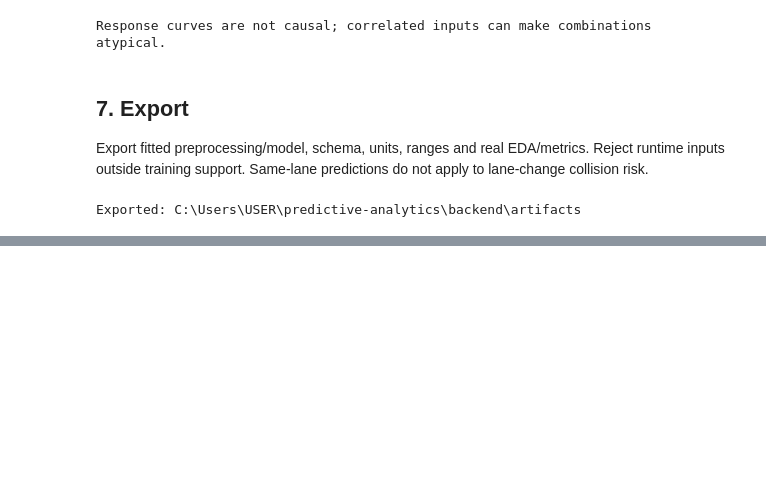
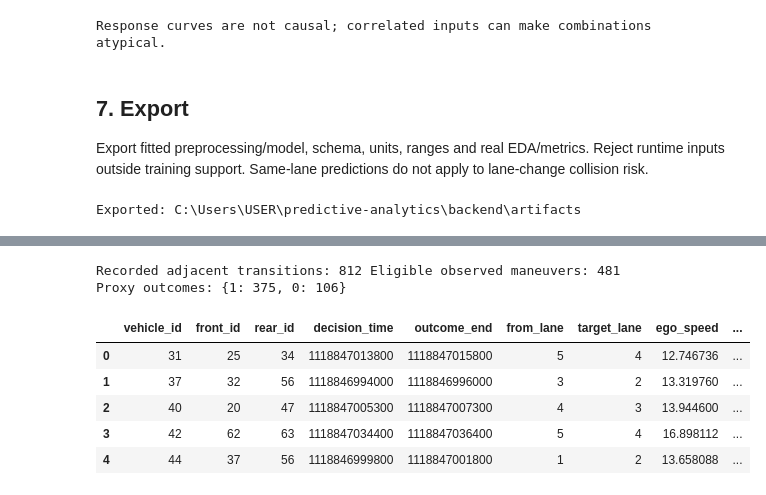
Before and after one commit to DoctorDictator/CSE3141-Predictive-Analytics, a Jupyter notebook: notebooks/NearMiss.ipynb, the cells around one changed output, grey strips where cells are left out. Cells and saved outputs as stored; diff of their text form; code cells hidden in the pictures; blank space fills up the shorter version.

```diff
--- a/notebooks/NearMiss.ipynb
+++ b/notebooks/NearMiss.ipynb
@@ -302,0 +303,51 @@ The persistence baseline matters: current short headways often stay short. Stron
+# %%
+# Actual lane transitions, not random labels or generated crashes.
+tracks=df.sort_values(['vehicle_id','global_time']).copy()
+previous=tracks.groupby('vehicle_id')[['lane_id','global_time']].shift()
+transitions=tracks[(tracks.lane_id-previous.lane_id).abs().eq(1)&tracks.global_time.sub(previous.global_time).eq(100)].copy()
+transitions['from_lane']=previous.lane_id.loc[transitions.index]
+lookup=tracks.set_index(['vehicle_id','global_time'])
+frames={int(t):f for t,f in tracks.groupby('global_time')}
+lane_rows=[]; lane_examples=[]
+for move in transitions.itertuples():
+    crossing=int(move.global_time); decision=crossing-1000; target_lane=int(move.lane_id)
+    times=np.arange(decision,crossing+1001,100)
+    ego=lookup.reindex(pd.MultiIndex.from_product([[move.vehicle_id],times],names=lookup.index.names))
+    if ego.local_y.isna().any() or not ego.lane_id.iloc[:10].eq(move.from_lane).all() or not ego.lane_id.iloc[10:].eq(target_lane).all(): continue
+    current=ego.iloc[0]
+    nearby=frames[decision]
+    nearby=nearby[(nearby.lane_id==target_lane)&(nearby.vehicle_id!=move.vehicle_id)]
+    front=nearby[nearby.local_y>current.local_y].sort_values('local_y').head(1)
+    rear=nearby[nearby.local_y<=current.local_y].sort_values('local_y',ascending=False).head(1)
+    if front.empty or rear.empty: continue
+    front=front.iloc[0]; rear=rear.iloc[0]
+    fg=front.local_y-front.v_length-current.local_y
+    rg=current.local_y-current.v_length-rear.local_y
+    if min(fg,rg)<=0: continue
+    after_times=times[10:]
+    f=lookup.reindex(pd.MultiIndex.from_product([[int(front.vehicle_id)],after_times],names=lookup.index.names))
+    r=lookup.reindex(pd.MultiIndex.from_product([[int(rear.vehicle_id)],after_times],names=lookup.index.names))
+    if f.local_y.isna().any() or r.local_y.isna().any() or not f.lane_id.eq(target_lane).all() or not r.lane_id.eq(target_lane).all(): continue
+    e=ego.iloc[10:]
+    front_spacing=f.local_y.to_numpy()-e.local_y.to_numpy()
+    rear_spacing=e.local_y.to_numpy()-r.local_y.to_numpy()
+    front_headway=np.divide(front_spacing,e.v_vel.to_numpy(),out=np.full(len(e),np.inf),where=e.v_vel.to_numpy()>=.5)
+    rear_headway=np.divide(rear_spacing,r.v_vel.to_numpy(),out=np.full(len(e),np.inf),where=r.v_vel.to_numpy()>=.5)
+    conflict=int(((front_headway<1.5)|(rear_headway<1.5)|(front_spacing-f.v_length.to_numpy()<2)|(rear_spacing-e.v_length.to_numpy()<2)).any())
+    lane_rows.append(dict(vehicle_id=int(move.vehicle_id),front_id=int(front.vehicle_id),rear_id=int(rear.vehicle_id),decision_time=decision,outcome_end=crossing+1000,from_lane=int(move.from_lane),target_lane=target_lane,ego_speed=float(current.v_vel),front_speed=float(front.v_vel),rear_speed=float(rear.v_vel),front_gap=float(fg),rear_gap=float(rg),conflict=conflict))
+    if len(lane_examples)<12:
+        lane_examples.append(dict(vehicle_id=int(move.vehicle_id),from_lane=int(move.from_lane),target_lane=target_lane,conflict=conflict,trace=[dict(seconds=float((t-decision)/1000),x=float(row.local_y-current.local_y),lateral=float(row.local_x),lane=int(row.lane_id)) for t,(_,row) in zip(times,ego.iterrows())]))
+lane_data=pd.DataFrame(lane_rows)
+print('Recorded adjacent transitions:',len(transitions),'Eligible observed maneuvers:',len(lane_data))
+print('Proxy outcomes:',lane_data.conflict.value_counts().to_dict())
+display(lane_data.head())
+assert lane_data.conflict.nunique()==2
+# %% [output]
+Recorded adjacent transitions: 812 Eligible observed maneuvers: 481
+Proxy outcomes: {1: 375, 0: 106}
+|  | vehicle_id | front_id | rear_id | decision_time | outcome_end | from_lane | target_lane | ego_speed | ... |
+| 0 | 31 | 25 | 34 | 1118847013800 | 1118847015800 | 5 | 4 | 12.746736 | ... |
+| 1 | 37 | 32 | 56 | 1118846994000 | 1118846996000 | 3 | 2 | 13.319760 | ... |
+| 2 | 40 | 20 | 47 | 1118847005300 | 1118847007300 | 4 | 3 | 13.944600 | ... |
+| 3 | 42 | 62 | 63 | 1118847034400 | 1118847036400 | 5 | 4 | 16.898112 | ... |
+| 4 | 44 | 37 | 56 | 1118846999800 | 1118847001800 | 1 | 2 | 13.658088 | ... |
```
Also changed, not shown: parts of 7 cells of this notebook, 9 other files.
